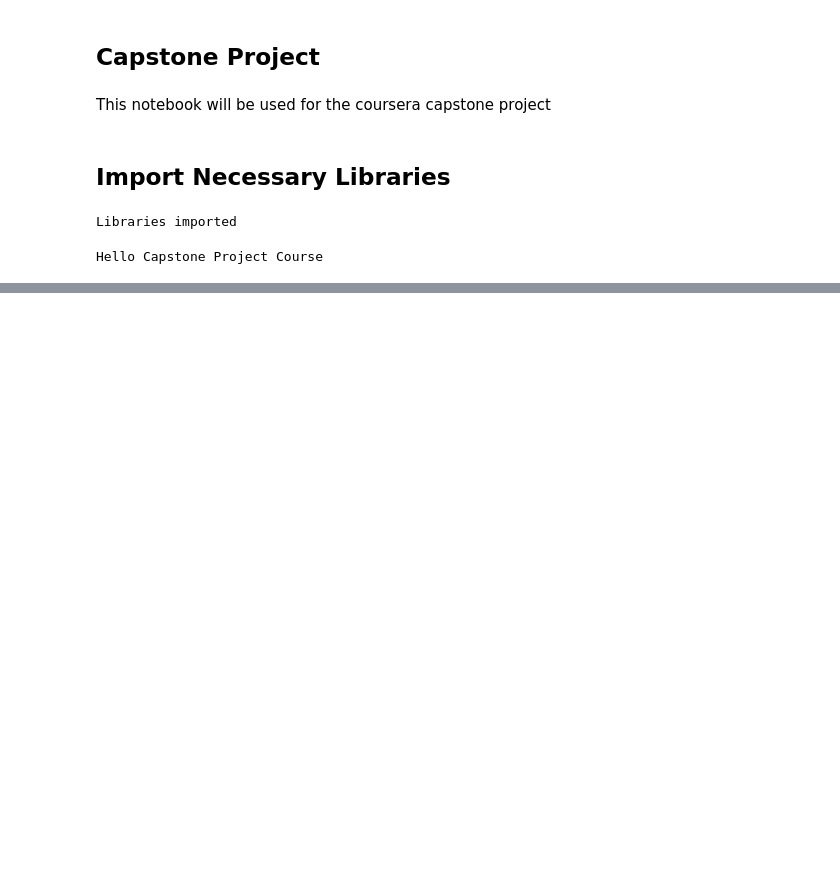
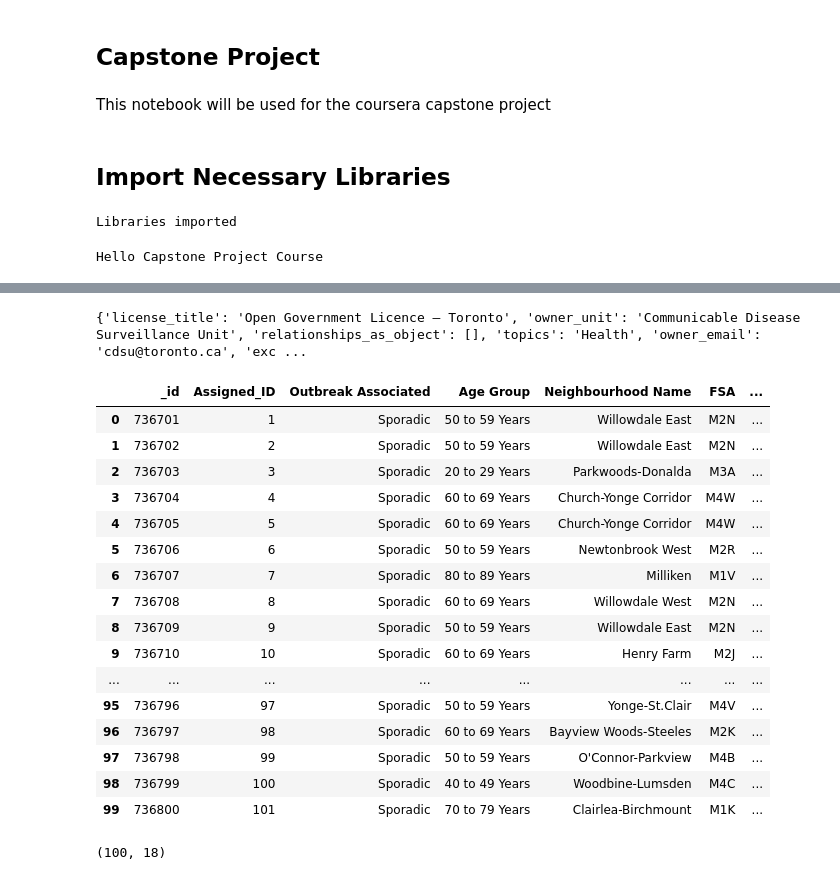
Before and after one commit to KolithaW/coursera-capstone-project, a Jupyter notebook: Coursera_Capstone_Project.ipynb, the cells around one changed output, grey strips where cells are left out. Cells and saved outputs as stored; diff of their text form; code cells hidden in the pictures; blank space fills up the shorter version.

```diff
--- a/Coursera_Capstone_Project.ipynb
+++ b/Coursera_Capstone_Project.ipynb
@@ -40,3 +41,50 @@ myMap.save('plot_data.html')
 HTML('<iframe src=plot_data.html width=700 height=450></iframe>')
 # %% [output]
 [interactive output not drawn]
+# %%
+import pandas as pd
+import requests
+
+# Get the dataset metadata by passing package_id to the package_search endpoint
+# For example, to retrieve the metadata for this dataset:
+
+url = "https://ckan0.cf.opendata.inter.prod-toronto.ca/api/3/action/package_show"
+params = { "id": "64b54586-6180-4485-83eb-81e8fae3b8fe"}
+package = requests.get(url, params = params).json()
+print(package["result"])
+
+# Get the data by passing the resource_id to the datastore_search endpoint
+# See https://docs.ckan.org/en/latest/maintaining/datastore.html for detailed parameters options
+# For example, to retrieve the data content for the first resource in the datastore:
+
+for idx, resource in enumerate(package["result"]["resources"]):
+    if resource["datastore_active"]:
+        url = "https://ckan0.cf.opendata.inter.prod-toronto.ca/api/3/action/datastore_search"
+        p = { "id": resource["id"] }
+        data = requests.get(url, params = p).json()
+        df = pd.DataFrame(data["result"]["records"])
+        break
+df
+# %% [output]
+{'license_title': 'Open Government Licence – Toronto', 'owner_unit': 'Communicable Disease Surveillance Unit', 'relationships_as_object': [], 'topics': 'Health', 'owner_email': 'cdsu@toronto.ca', 'exc ...
+|  | _id | Assigned_ID | Outbreak Associated | Age Group | Neighbourhood Name | FSA | ... |
+| 0 | 736701 | 1 | Sporadic | 50 to 59 Years | Willowdale East | M2N | ... |
+| 1 | 736702 | 2 | Sporadic | 50 to 59 Years | Willowdale East | M2N | ... |
+| 2 | 736703 | 3 | Sporadic | 20 to 29 Years | Parkwoods-Donalda | M3A | ... |
+| 3 | 736704 | 4 | Sporadic | 60 to 69 Years | Church-Yonge Corridor | M4W | ... |
+| 4 | 736705 | 5 | Sporadic | 60 to 69 Years | Church-Yonge Corridor | M4W | ... |
+| 5 | 736706 | 6 | Sporadic | 50 to 59 Years | Newtonbrook West | M2R | ... |
+| 6 | 736707 | 7 | Sporadic | 80 to 89 Years | Milliken | M1V | ... |
+| 7 | 736708 | 8 | Sporadic | 60 to 69 Years | Willowdale West | M2N | ... |
+| 8 | 736709 | 9 | Sporadic | 50 to 59 Years | Willowdale East | M2N | ... |
+| 9 | 736710 | 10 | Sporadic | 60 to 69 Years | Henry Farm | M2J | ... |
+| ... | ... | ... | ... | ... | ... | ... | ... |
+| 95 | 736796 | 97 | Sporadic | 50 to 59 Years | Yonge-St.Clair | M4V | ... |
+| 96 | 736797 | 98 | Sporadic | 60 to 69 Years | Bayview Woods-Steeles | M2K | ... |
+| 97 | 736798 | 99 | Sporadic | 50 to 59 Years | O'Connor-Parkview | M4B | ... |
+| 98 | 736799 | 100 | Sporadic | 40 to 49 Years | Woodbine-Lumsden | M4C | ... |
+| 99 | 736800 | 101 | Sporadic | 70 to 79 Years | Clairlea-Birchmount | M1K | ... |
+# %%
+df.shape
+# %% [output]
+(100, 18)
```
Also changed, not shown: parts of 5 cells of this notebook, 5 other files.
